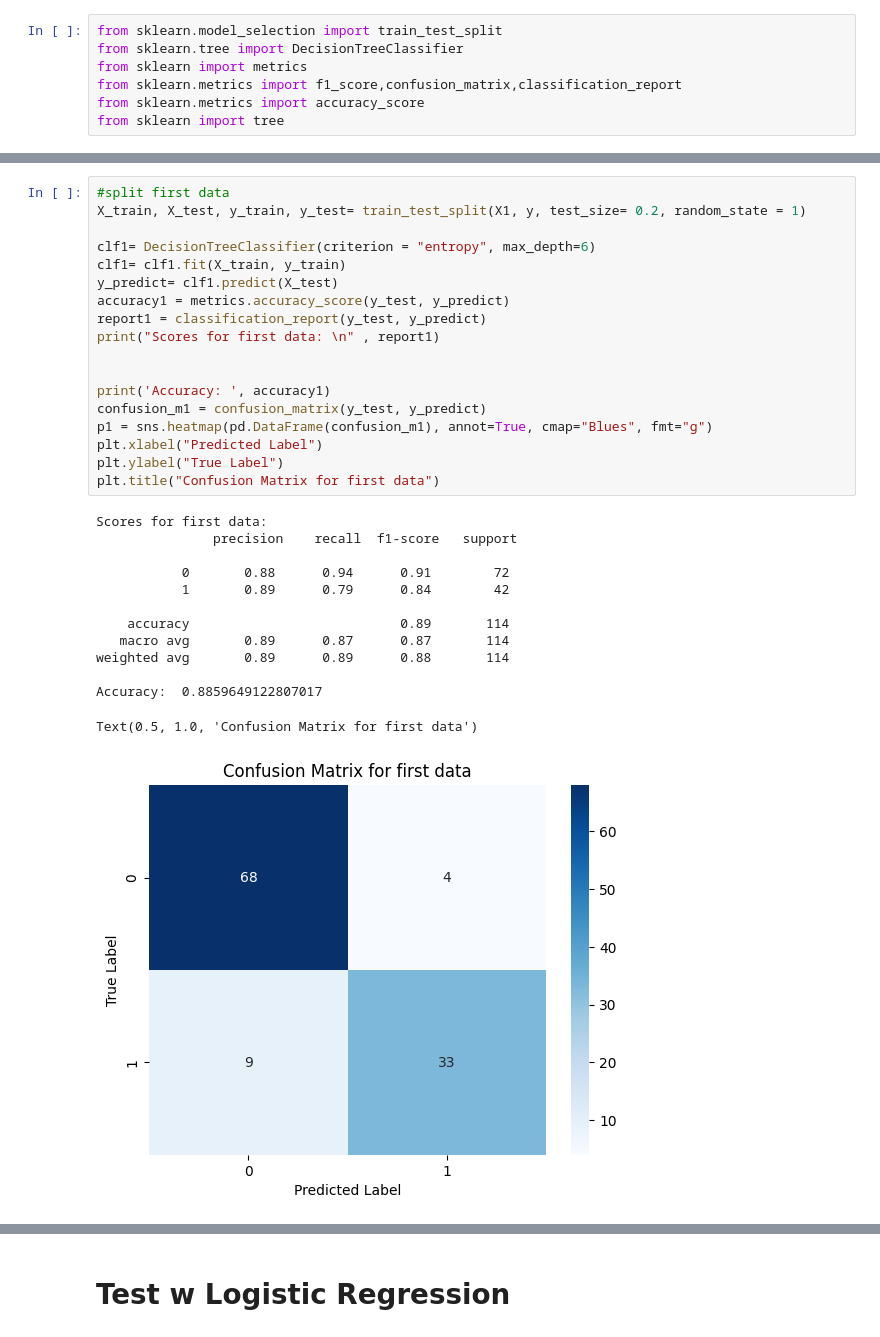
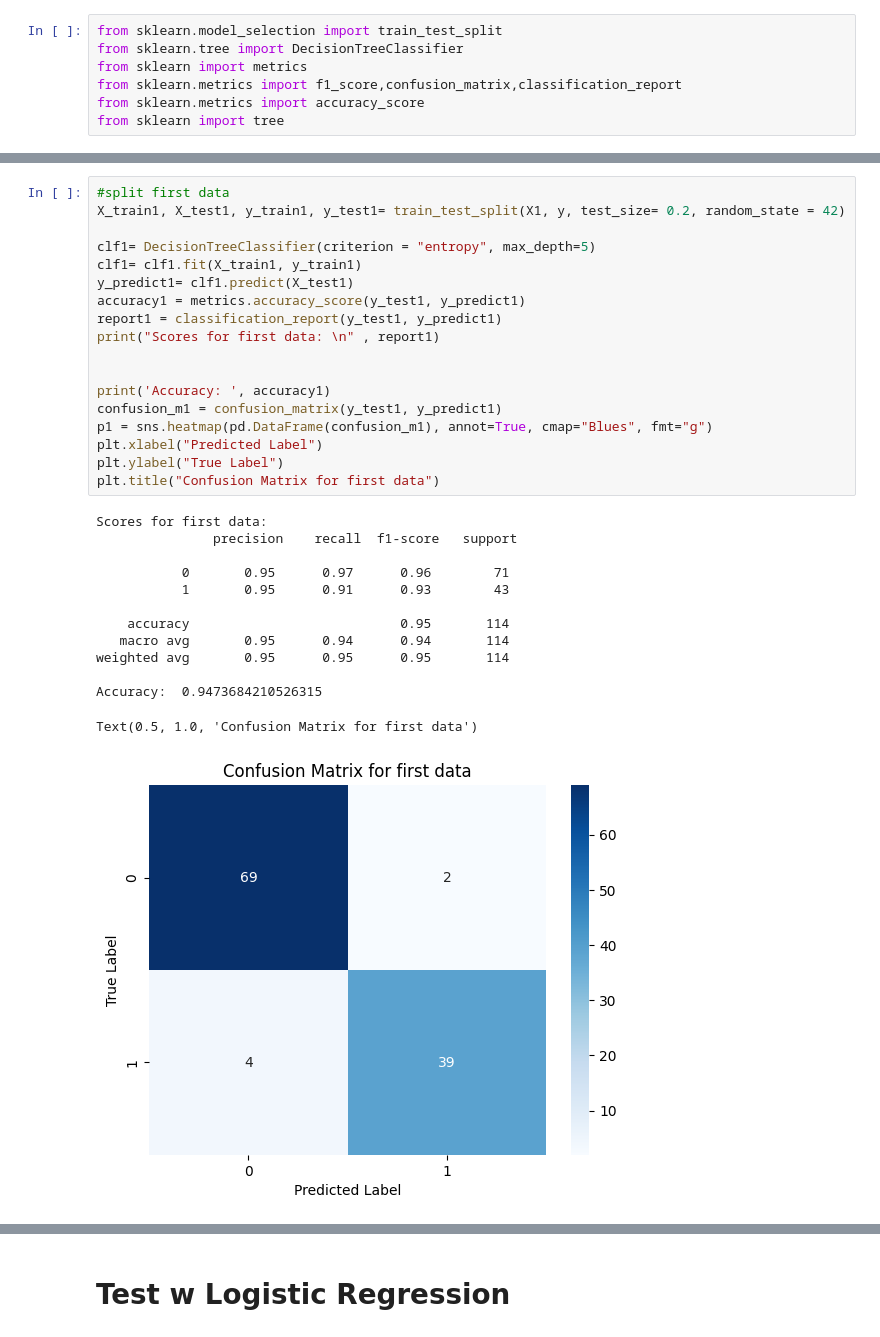
Before and after one commit to tugcegulsanusta/machine-learning-project, a Jupyter notebook: machine_learning.ipynb, the cells around one changed output, grey strips where cells are left out. Drawn from its saved outputs; the diff is of its cells as text.

```diff
--- a/machine_learning.ipynb
+++ b/machine_learning.ipynb
@@ -149,34 +231,34 @@ print(y)
 # %%
 #split first data
-X_train, X_test, y_train, y_test= train_test_split(X1, y, test_size= 0.2, random_state = 1)
+X_train1, X_test1, y_train1, y_test1= train_test_split(X1, y, test_size= 0.2, random_state = 42)
 
-clf1= DecisionTreeClassifier(criterion = "entropy", max_depth=6)
-clf1= clf1.fit(X_train, y_train)
-y_predict= clf1.predict(X_test)
-accuracy1 = metrics.accuracy_score(y_test, y_predict)
-report1 = classification_report(y_test, y_predict)
+clf1= DecisionTreeClassifier(criterion = "entropy", max_depth=5)
+clf1= clf1.fit(X_train1, y_train1)
+y_predict1= clf1.predict(X_test1)
+accuracy1 = metrics.accuracy_score(y_test1, y_predict1)
+report1 = classification_report(y_test1, y_predict1)
 print("Scores for first data: \n" , report1)
 
 
 print('Accuracy: ', accuracy1)
-confusion_m1 = confusion_matrix(y_test, y_predict)
+confusion_m1 = confusion_matrix(y_test1, y_predict1)
 p1 = sns.heatmap(pd.DataFrame(confusion_m1), annot=True, cmap="Blues", fmt="g")
 plt.xlabel("Predicted Label")
 plt.ylabel("True Label")
 plt.title("Confusion Matrix for first data")
 # %% [output]
 Scores for first data:
                precision    recall  f1-score   support
 
-           0       0.88      0.94      0.91        72
-           1       0.89      0.79      0.84        42
+           0       0.95      0.97      0.96        71
+           1       0.95      0.91      0.93        43
 
-    accuracy                           0.89       114
-   macro avg       0.89      0.87      0.87       114
-weighted avg       0.89      0.89      0.88       114
+    accuracy                           0.95       114
+   macro avg       0.95      0.94      0.94       114
+weighted avg       0.95      0.95      0.95       114
 
-Accuracy:  0.8859649122807017
+Accuracy:  0.9473684210526315
 Text(0.5, 1.0, 'Confusion Matrix for first data')
-[figure, old version]
+[figure, new version]
 # %%
 #split second data
```
Also changed, not shown: parts of 21 cells of this notebook.
